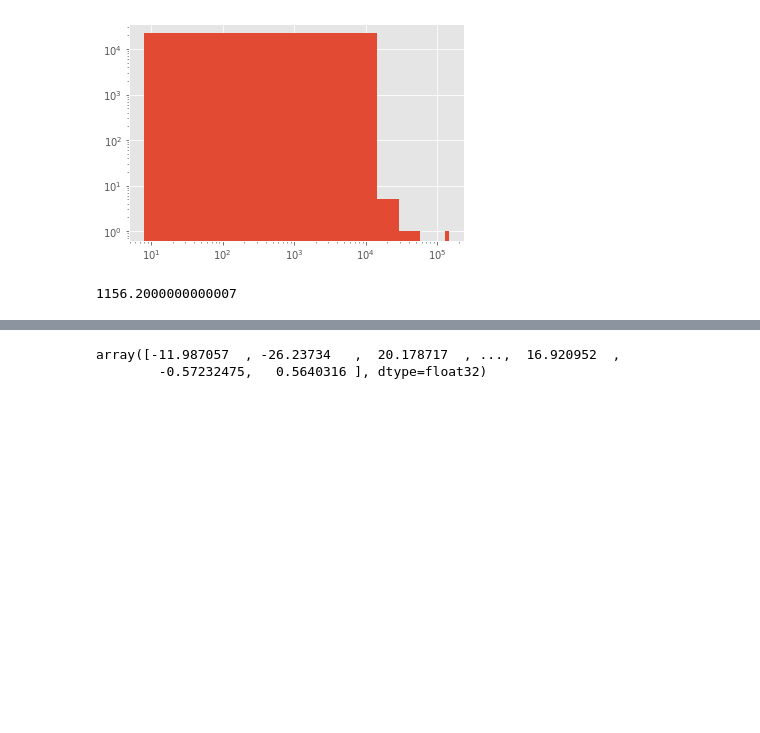
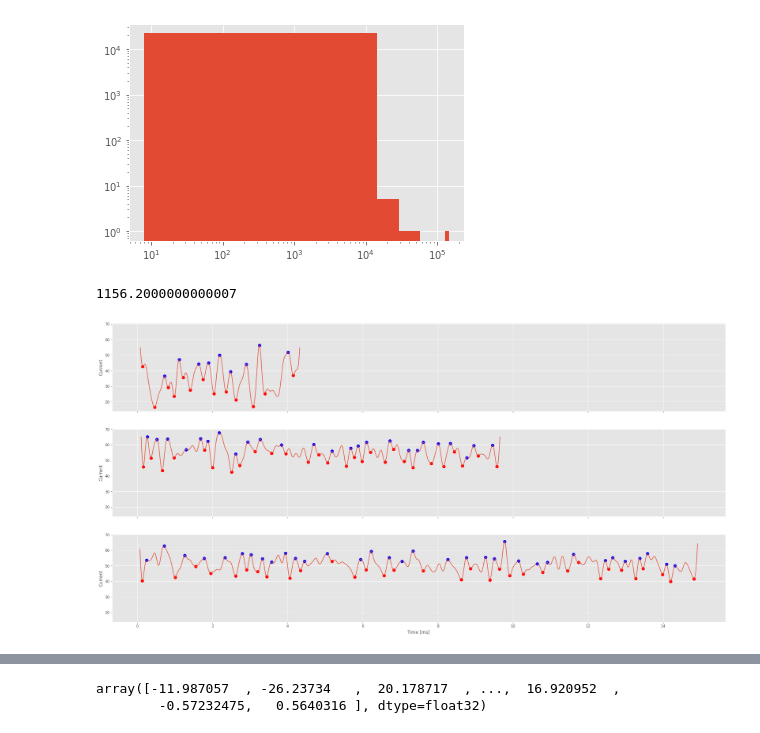
Before and after one commit to HaroldBenoit/ml4science-polymers, a Jupyter notebook: mete/mete-exploration.ipynb, the cells around one changed output, grey strips where cells are left out. Saved outputs shown, nothing was run; the diff lists cells and outputs as text; code cells hidden in the pictures; blank space fills up the shorter version.

```diff
--- a/mete/mete-exploration.ipynb
+++ b/mete/mete-exploration.ipynb
@@ -53,0 +59,4 @@ aa65_extrema_data = [find_extrema(event, diff_threshold=10) for event in aa65_da
+# %%
+plot_data(aa62_data[:3], plot_extrema=True, extrema_th=5)
+# %% [output]
+[figure, added]
```
Also changed, not shown: parts of 10 cells of this notebook, 2 other files.
